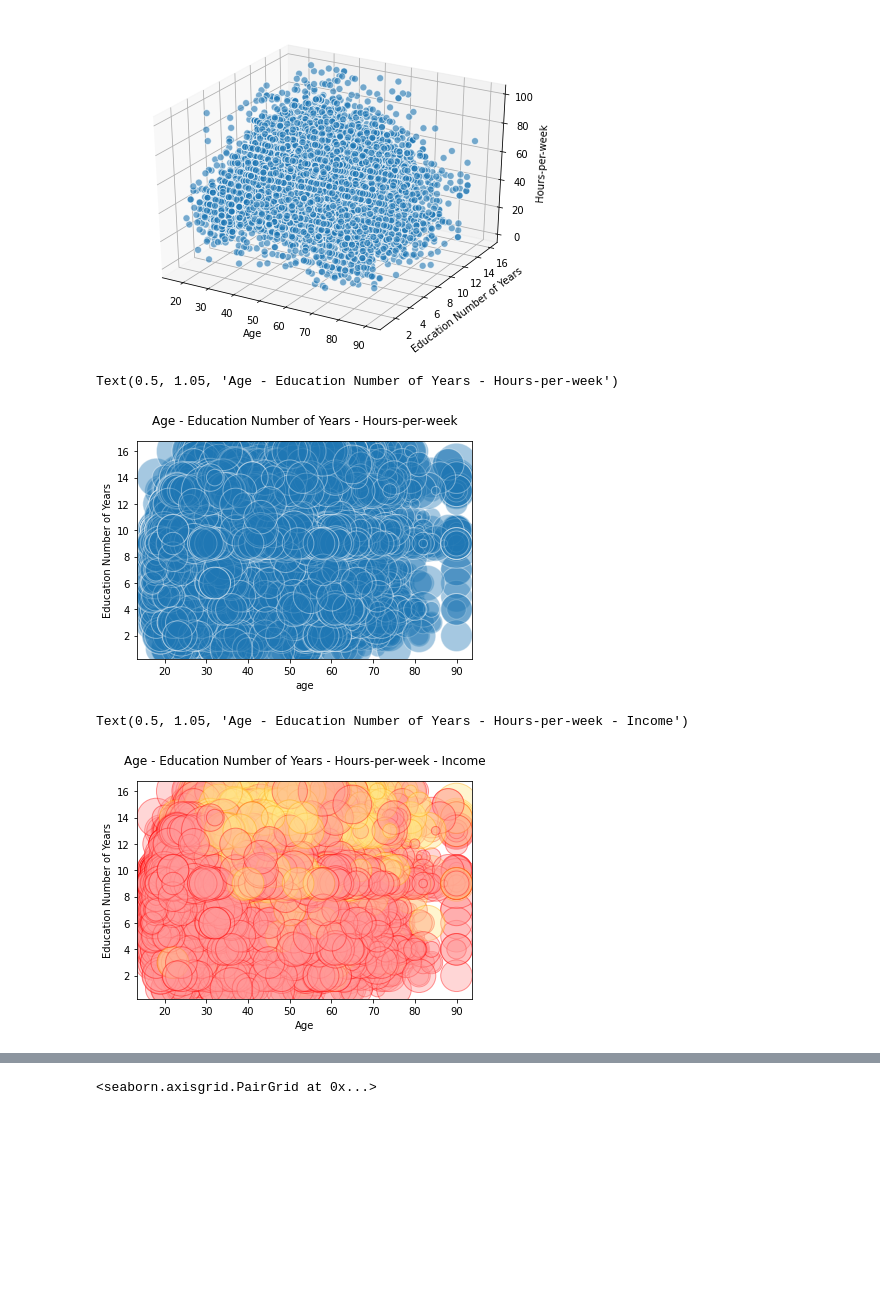
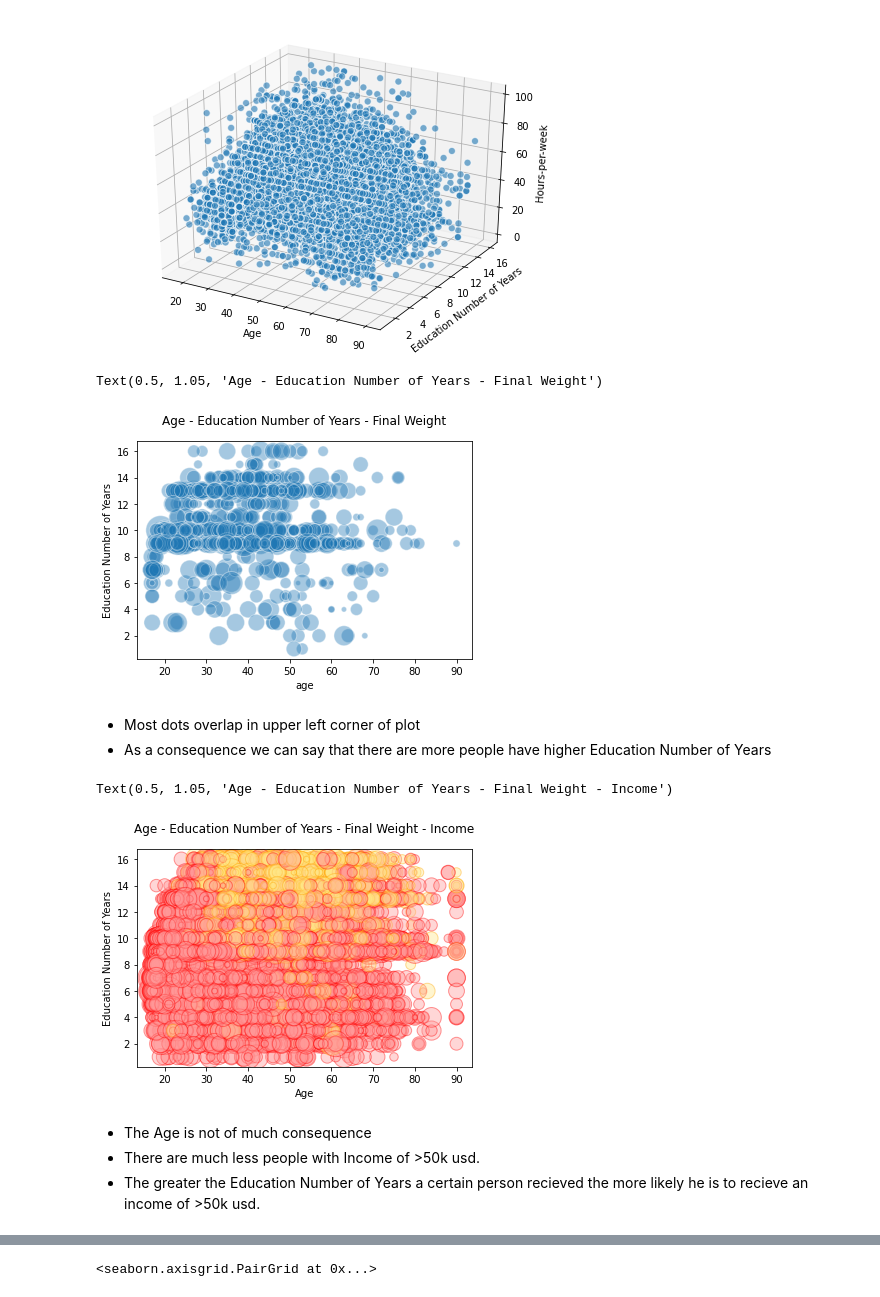
Before and after one commit to nastyabekesheva/DataScience, a Jupyter notebook: labs/lab_3/Income_proccessing_visualization.ipynb, the cells around one changed output, grey strips where cells are left out. Cells and saved outputs as stored; diff of their text form; code cells hidden in the pictures; blank space fills up the shorter version.

```diff
--- a/labs/lab_3/Income_proccessing_visualization.ipynb
+++ b/labs/lab_3/Income_proccessing_visualization.ipynb
@@ -212,25 +223,36 @@ ax.set_zlabel('Hours-per-week')
 Text(0.5, 0, 'Hours-per-week')
 [figure]
 # %%
-plt.scatter(df['Age'], df['Education Number of Years'], s=df['Hours-per-week']*25,
+plt.scatter(df['Age'][:1000], df['Education Number of Years'][:1000], s=df['Final Weight'][:1000]*0.001,
             alpha=0.4, edgecolors='w')
 
 plt.xlabel('age')
 plt.ylabel('Education Number of Years')
-plt.title('Age - Education Number of Years - Hours-per-week',y=1.05)
+plt.title('Age - Education Number of Years - Final Weight',y=1.05)
 # %% [output]
-Text(0.5, 1.05, 'Age - Education Number of Years - Hours-per-week')
+Text(0.5, 1.05, 'Age - Education Number of Years - Final Weight')
-[figure, old version]
+[figure, new version]
+# %% [markdown]
+
+
+*   Most dots overlap in upper left corner of plot
+*   As a consequence we can say that there are more people have higher Education Number of Years
 # %%
 fill_colors = ['#FF9999' if wt==' <=50K' else '#FFE888' for wt in list(df['Income'])]
 edge_colors = ['red' if wt==' <=50K' else 'orange' for wt in list(df['Income'])]
 
-plt.scatter(df['Age'], df['Education Number of Years'], s=df['Hours-per-week']*25,
+plt.scatter(df['Age'], df['Education Number of Years'], s=df['Final Weight']*0.001,
             alpha=0.4, color=fill_colors, edgecolors=edge_colors)
 
 plt.xlabel('Age')
 plt.ylabel('Education Number of Years')
-plt.title('Age - Education Number of Years - Hours-per-week - Income',y=1.05)
+plt.title('Age - Education Number of Years - Final Weight - Income',y=1.05)
 # %% [output]
-Text(0.5, 1.05, 'Age - Education Number of Years - Hours-per-week - Income')
+Text(0.5, 1.05, 'Age - Education Number of Years - Final Weight - Income')
-[figure, old version]
+[figure, new version]
+# %% [markdown]
+
+
+*   The Age is not of much consequence
+*   There are much less people with Income of >50k usd.
+*   The greater the Education Number of Years a certain person recieved the more likely he is to recieve an income of >50k usd.
```
Also changed, not shown: parts of 22 cells of this notebook.
